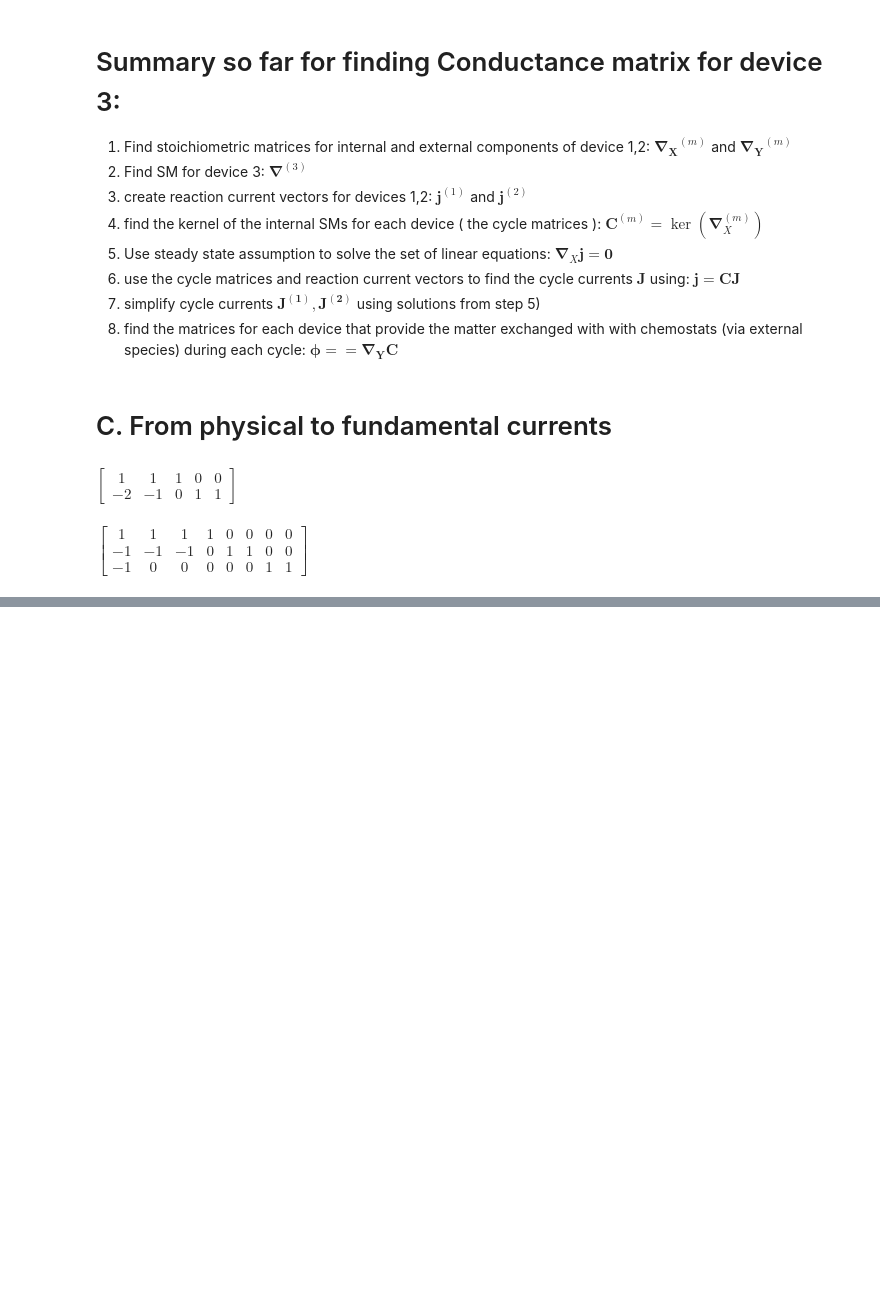
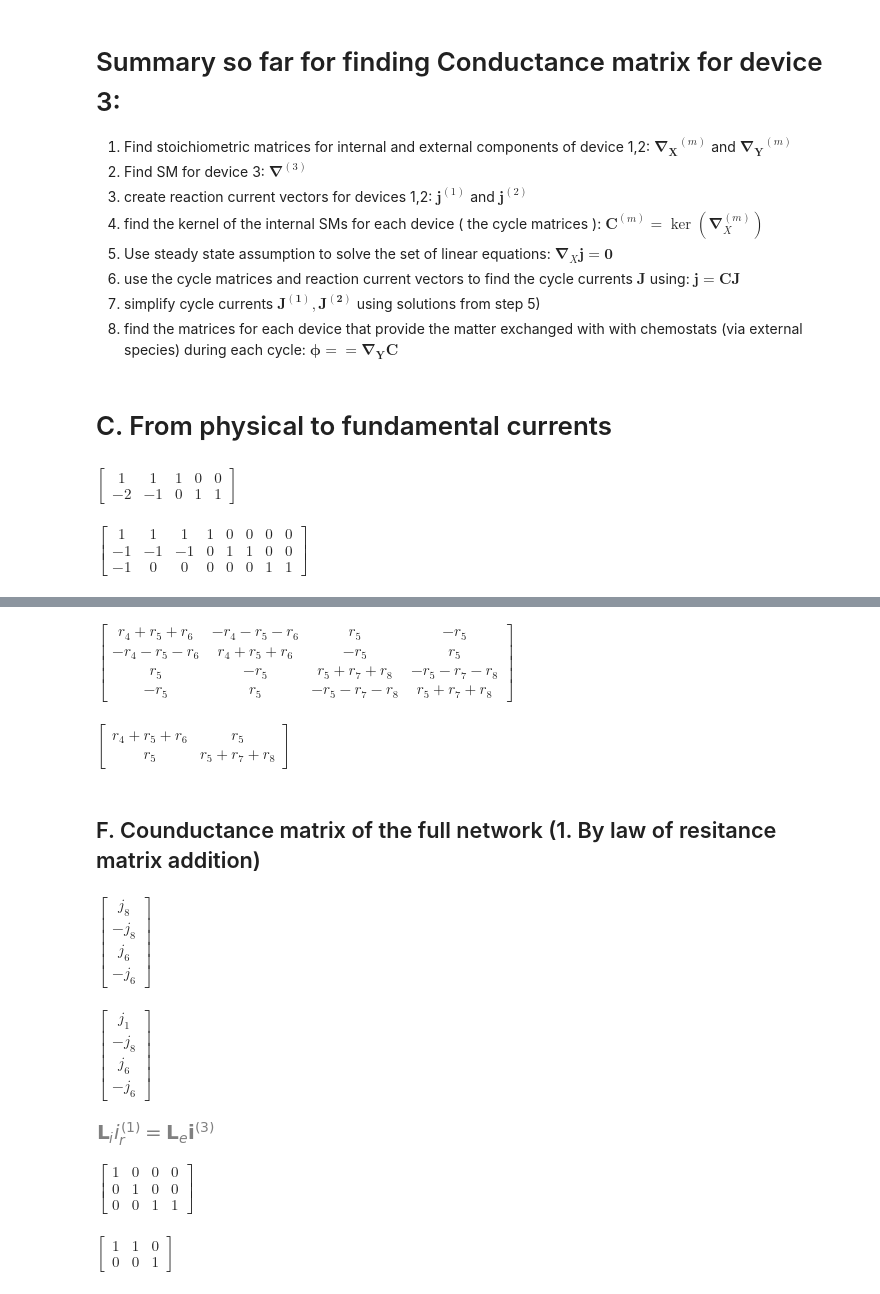
Before and after one commit to FTurci/conductance-chem-net, a Jupyter notebook: students/Will/building_CM_using_Raux_2025.ipynb, the cells around one changed output, grey strips where cells are left out. Drawn from its saved outputs; the diff is of its cells as text; code cells hidden in the pictures; blank space fills up the shorter version.

Commit message:
finished replicating results from 2025 paper

```diff
--- a/students/Will/building_CM_using_Raux_2025.ipynb
+++ b/students/Will/building_CM_using_Raux_2025.ipynb
@@ -433,0 +605,79 @@ $\displaystyle \left[\begin{matrix}1 & 1 & 1 & 1 & 0 & 0 & 0 & 0\\-1 & -1 & -1 &
+# %%
+# this is clearly not useful so simplify by taking out 1/det(R_2)
+
+R_2.det()
+
+_g_2 * R_2.det() # note that this needs the 1/det(R_2) factor to be valid
+# %% [output]
+$\displaystyle \left[\begin{matrix}r_{4} + r_{5} + r_{6} & - r_{4} - r_{5} - r_{6} & r_{5} & - r_{5}\\- r_{4} - r_{5} - r_{6} & r_{4} + r_{5} + r_{6} & - r_{5} & r_{5}\\r_{5} & - r_{5} & r_{5} + r_{7} + r_{8} & - r_{5} - r_{7} - r_{8}\\- r_{5} & r_{5} & - r_{5} - r_{7} - r_{8} & r_{5} + r_{7} + r_{8}\end{matrix}\right]$
+# %%
+# now we can find the conductance matrices at fundamental level G = S+ g S+.T
+
+S_1_MPI = ( S_1.T * S_1).inv() * S_1.T
+
+S_2_MPI = ( S_2.T * S_2).inv() * S_2.T
+
+G_1 = S_1_MPI * _g_1 * S_1_MPI.T
+
+G_2 = S_2_MPI * _g_2 * S_2_MPI.T
+
+G_2*R_2.det() # same as before we can simplify by taking out the det R_2
+# %% [output]
+$\displaystyle \left[\begin{matrix}r_{4} + r_{5} + r_{6} & r_{5}\\r_{5} & r_{5} + r_{7} + r_{8}\end{matrix}\right]$
+# %% [markdown]
+## F. Counductance matrix of the full network (1. By law of resitance matrix addition)
+# %%
+_i_1 = Matrix([j1, -j1]) # (82)
+
+_i_1 # simplified by the solved current equations
+
+_i_2 = Matrix([j8, -j8, j6, -j6]) # (83)
+
+_i_2
+# %% [output]
+$\displaystyle \left[\begin{matrix}j_{8}\\- j_{8}\\j_{6}\\- j_{6}\end{matrix}\right]$
+# %%
+# we can construct the physical currents of module 3 by _i_3 = ( _i_1_leftside   _i_2_rightside), considering how they are physically joined together and by looking
+# at the directions of the currents in Fig.2
+
+_i_1_leftside = _i_1.row(0)
+
+_i_2_rightside = Matrix([_i_2.row(1), _i_2.row(2), _i_2.row(3)])
+
+# then for module 3:
+
+_i_3 = Matrix([_i_1_leftside, _i_2_rightside]) # (84)
+
+_i_3
+# %% [output]
+$\displaystyle \left[\begin{matrix}j_{1}\\- j_{8}\\j_{6}\\- j_{6}\end{matrix}\right]$
+# %%
+# we can set the following equality due to the serial associatioan of devices and continuity of chemical potenital the interface
+
+Li, i_1_rightside, Le, i_3 = symbols("\mathbf{L}_i i_r^{(1)} \mathbf{L}_e \mathbf{i}^{(3)}")
+
+Eq(Li*i_1_rightside, Le*i_3)
+
+# where the matrices L_i and L_e are defined in terms of the conservation laws of the left and right currents of devices 1,2 at the interface (see 40 in 2024 paper)
+# %% [output]
+[figure, added]
+# %%
+# the matrices L_i and L_e are (86)
+
+L_i = Matrix([-1, 1, 0])
+
+L_e = Matrix([[1, 0, 0, 0], [0,1,0,0], [0,0,1,1]])
+
+L_e
+# %% [output]
+$\displaystyle \left[\begin{matrix}1 & 0 & 0 & 0\\0 & 1 & 0 & 0\\0 & 0 & 1 & 1\end{matrix}\right]$
+# %%
+# and we can find the following matrix v with lines as the basis vectors of the cokernel of L_i
+
+cokern_L_i = (L_i.T).nullspace()
+
+_v = Matrix([cokern_L_i[0].T, cokern_L_i[1].T]) # (87)
+
+_v
+# %% [output]
+$\displaystyle \left[\begin{matrix}1 & 1 & 0\\0 & 0 & 1\end{matrix}\right]$
```
Also changed, not shown: parts of 38 cells of this notebook, 4 other files.
